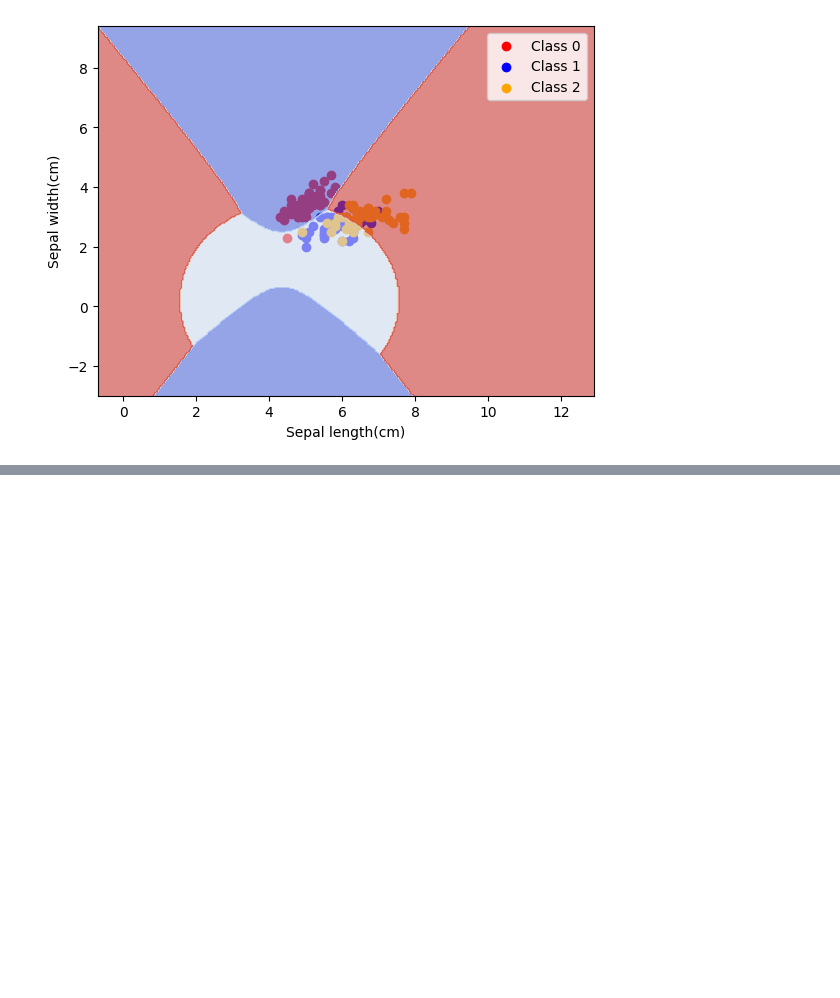
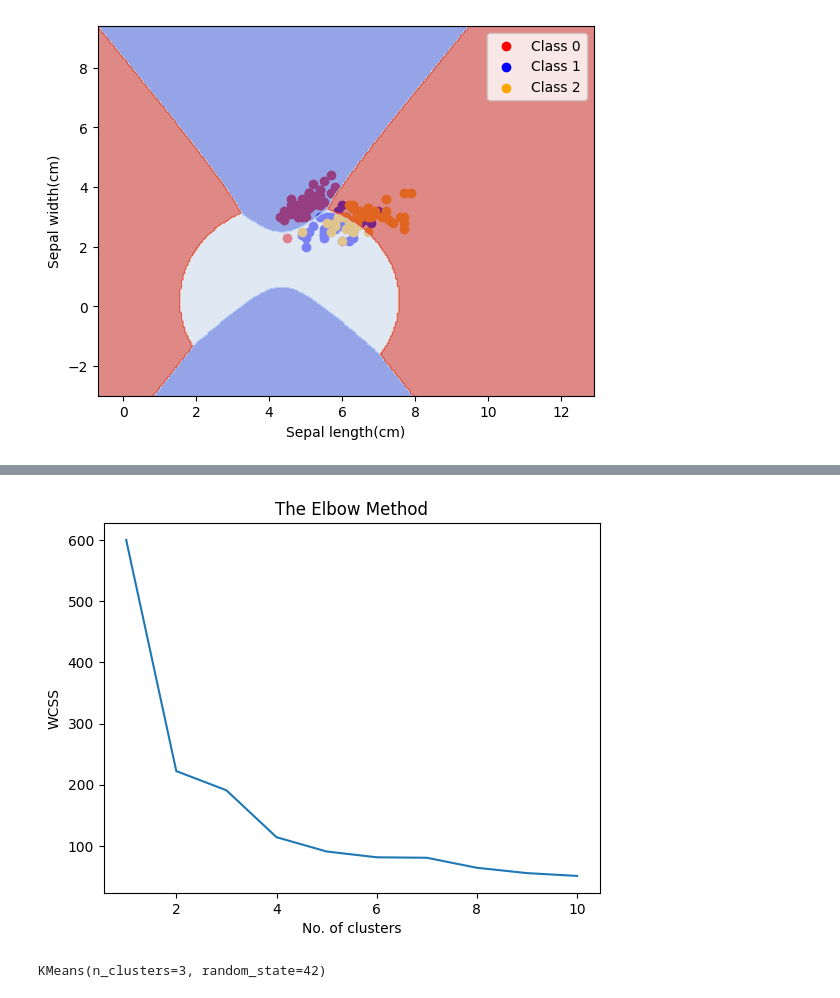
Before and after one commit to amandeep-singh28/Machine-Learning-Revision, a Jupyter notebook: 02_Practice.ipynb, the cells around one changed output, grey strips where cells are left out. Saved outputs shown, nothing was run; the diff lists cells and outputs as text; code cells hidden in the pictures; blank space fills up the shorter version.

Commit message:
KMeansClustering

```diff
--- a/02_Practice.ipynb
+++ b/02_Practice.ipynb
@@ -441,3 +442,7 @@ plt.legend()
 plt.show()
 # %% [output]
 [figure]
+# %%
+data = load_iris()
+# %%
+df = pd.DataFrame(data.data, columns = data.feature_names)
@@ -443,0 +458,5 @@ plt.show()
+# %%
+X = df.copy()
+# %%
+scaler = StandardScaler()
+X = scaler.fit_transform(X)
@@ -443,0 +494,19 @@ plt.show()
+# %%
+wcss = []
+for i in range(1, 11):
+    kmeans = KMeans(n_clusters = i, init = 'k-means++', random_state = 42)
+    kmeans.fit(X)
+    comp = kmeans.inertia_
+    wcss.append(comp)
+plt.plot(range(1,11), wcss)
+plt.title('The Elbow Method')
+plt.xlabel('No. of clusters')
+plt.ylabel('WCSS')
+plt.show()
+# %% [output]
+[figure, added]
+# %%
+model = KMeans(n_clusters = 3, init = 'k-means++', random_state = 42)
+model.fit(X)
+# %% [output]
+KMeans(n_clusters=3, random_state=42)
```
Also changed, not shown: parts of 8 cells of this notebook.
